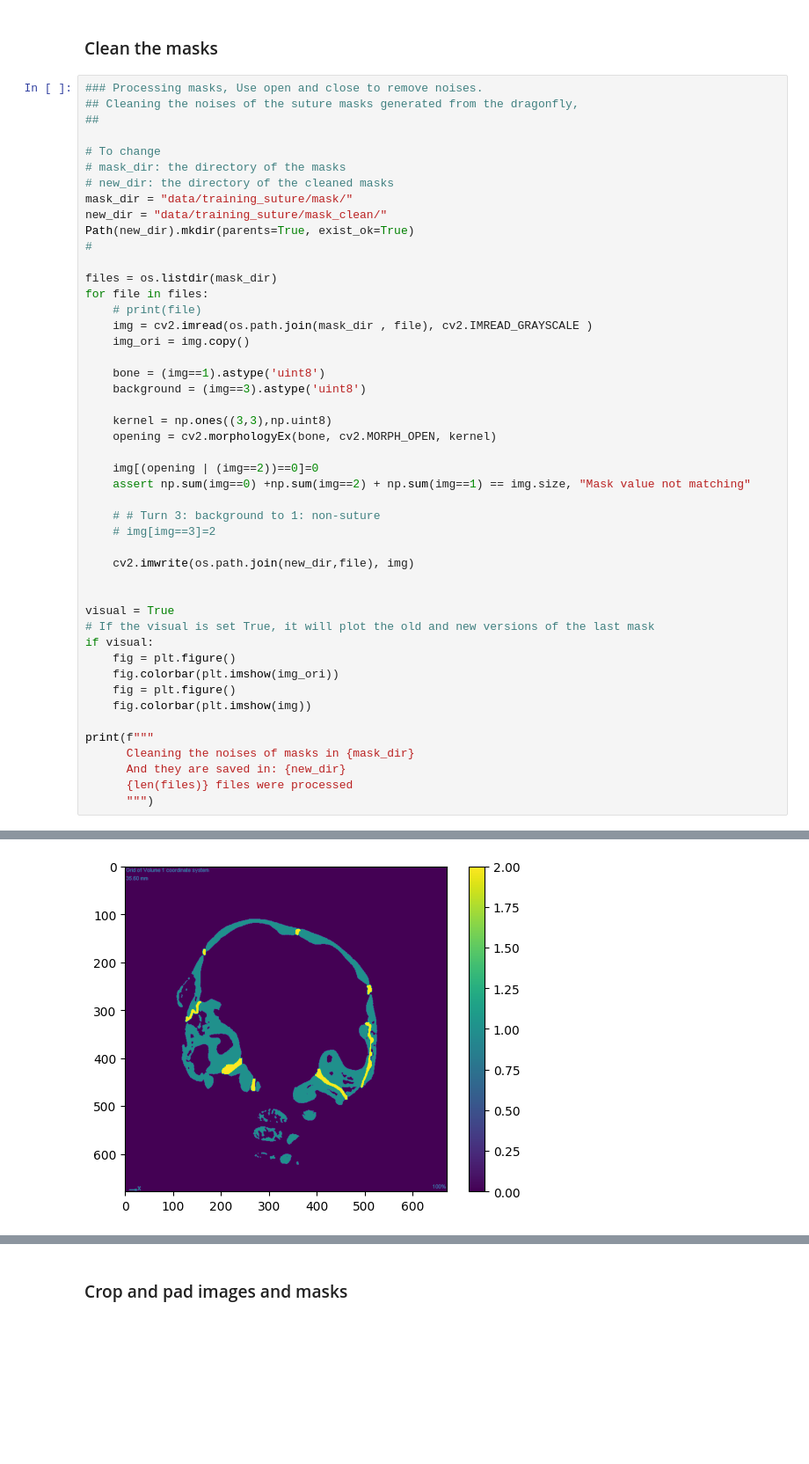
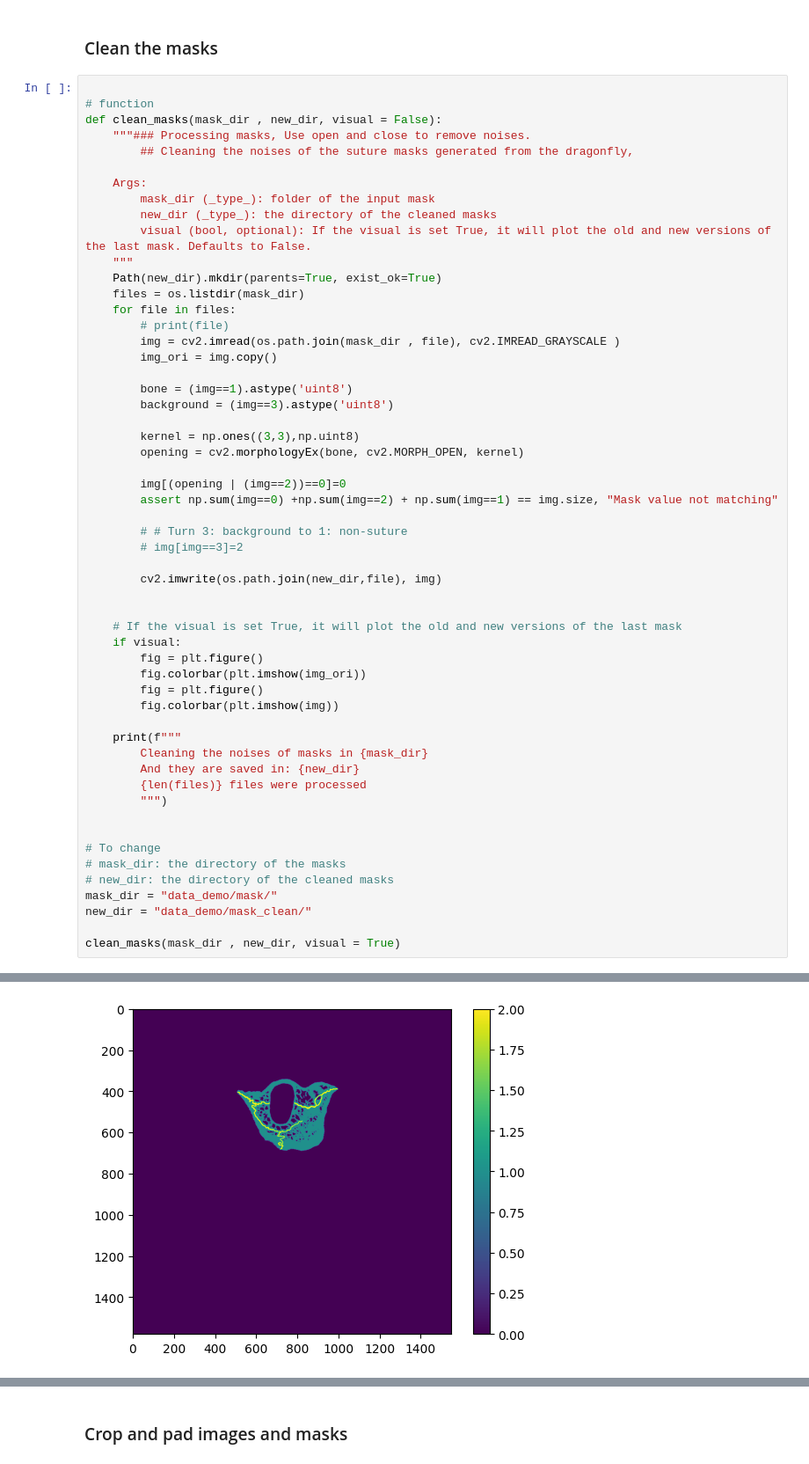
Before and after one commit to EchanHe/suture_dl_pipeline, a Jupyter notebook: process_training_set.ipynb, the cells around one changed output, grey strips where cells are left out. Shown at 88% size. Cells and saved outputs as stored; diff of their text form; blank space fills up the shorter version.

Commit message:
add more comments and wrap the codes in functions

```diff
--- a/process_training_set.ipynb
+++ b/process_training_set.ipynb
@@ -171,50 +252,58 @@ print(f"""
 # %% [markdown]
 ### Clean the masks
 # %%
-### Processing masks, Use open and close to remove noises.
-## Cleaning the noises of the suture masks generated from the dragonfly,
-##
+
+# function
+def clean_masks(mask_dir , new_dir, visual = False):
+    """### Processing masks, Use open and close to remove noises.
+        ## Cleaning the noises of the suture masks generated from the dragonfly,
+
+    Args:
+        mask_dir (_type_): folder of the input mask
+        new_dir (_type_): the directory of the cleaned masks
+        visual (bool, optional): If the visual is set True, it will plot the old and new versions of the last mask. Defaults to False.
+    """
+    Path(new_dir).mkdir(parents=True, exist_ok=True)
+    files = os.listdir(mask_dir)
+    for file in files:
+        # print(file)
+        img = cv2.imread(os.path.join(mask_dir , file), cv2.IMREAD_GRAYSCALE )
+        img_ori = img.copy()
+
+        bone = (img==1).astype('uint8')
+        background = (img==3).astype('uint8')
+
+        kernel = np.ones((3,3),np.uint8)
+        opening = cv2.morphologyEx(bone, cv2.MORPH_OPEN, kernel)
+
+        img[(opening | (img==2))==0]=0
+        assert np.sum(img==0) +np.sum(img==2) + np.sum(img==1) == img.size, "Mask value not matching"
+
+        # # Turn 3: background to 1: non-suture
+        # img[img==3]=2
+
+        cv2.imwrite(os.path.join(new_dir,file), img)
+
+
+    # If the visual is set True, it will plot the old and new versions of the last mask
+    if visual:
+        fig = plt.figure()
+        fig.colorbar(plt.imshow(img_ori))
+        fig = plt.figure()
+        fig.colorbar(plt.imshow(img))
+
+    print(f"""
+        Cleaning the noises of masks in {mask_dir}
+        And they are saved in: {new_dir}
+        {len(files)} files were processed
+        """)
+
 
 # To change
 # mask_dir: the directory of the masks
 # new_dir: the directory of the cleaned masks
-mask_dir = "data/training_suture/mask/"
-new_dir = "data/training_suture/mask_clean/"
-Path(new_dir).mkdir(parents=True, exist_ok=True)
-#
+mask_dir = "data_demo/mask/"
+new_dir = "data_demo/mask_clean/"
 
-files = os.listdir(mask_dir)
-for file in files:
-    # print(file)
-    img = cv2.imread(os.path.join(mask_dir , file), cv2.IMREAD_GRAYSCALE )
-    img_ori = img.copy()
-
-    bone = (img==1).astype('uint8')
-    background = (img==3).astype('uint8')
-
-    kernel = np.ones((3,3),np.uint8)
-    opening = cv2.morphologyEx(bone, cv2.MORPH_OPEN, kernel)
-
-    img[(opening | (img==2))==0]=0
-    assert np.sum(img==0) +np.sum(img==2) + np.sum(img==1) == img.size, "Mask value not matching"
-
-    # # Turn 3: background to 1: non-suture
-    # img[img==3]=2
-
-    cv2.imwrite(os.path.join(new_dir,file), img)
-
-
-visual = True
-# If the visual is set True, it will plot the old and new versions of the last mask
-if visual:
-    fig = plt.figure()
-    fig.colorbar(plt.imshow(img_ori))
-    fig = plt.figure()
-    fig.colorbar(plt.imshow(img))
-
-print(f"""
-      Cleaning the noises of masks in {mask_dir}
-      And they are saved in: {new_dir}
-      {len(files)} files were processed
-      """)
+clean_masks(mask_dir , new_dir, visual = True)
 # %% [output]
@@ -224 +313 @@ print(f"""
-[figure, old version]
+[figure, new version]
```
Also changed, not shown: parts of 7 cells of this notebook, 1 other file.
